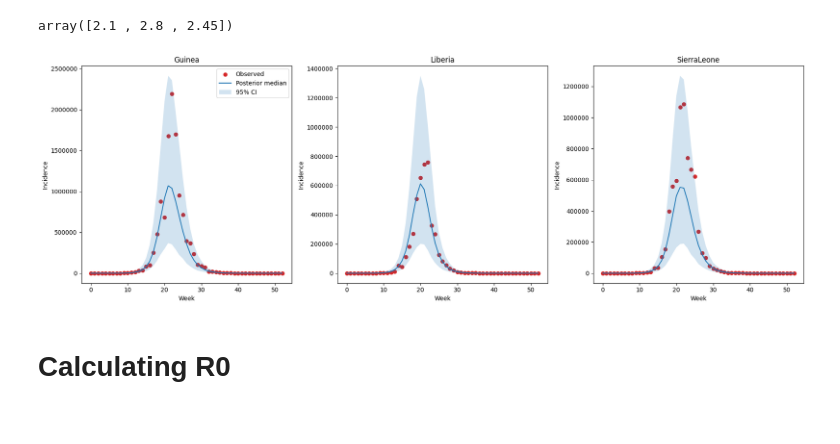
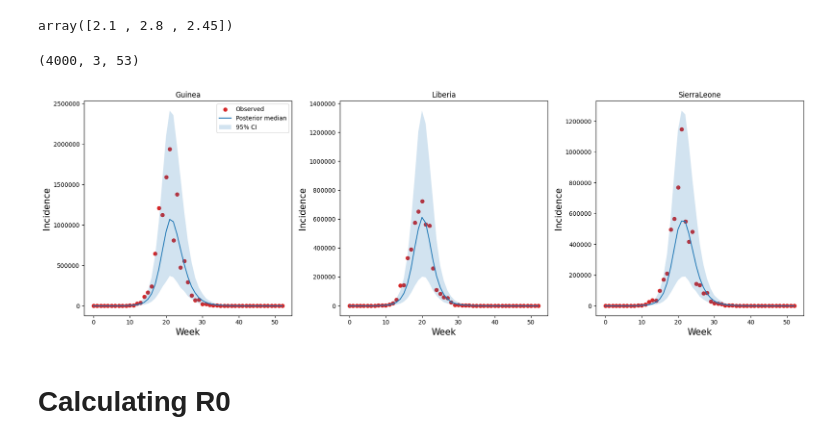
Before and after one commit to Samuelameningayeh/thesis, a Jupyter notebook: SEIR/synthetic_with_coupling.ipynb, the cells around one changed output. Drawn from its saved outputs; the diff is of its cells as text; code cells hidden in the pictures.

```diff
--- a/SEIR/synthetic_with_coupling.ipynb
+++ b/SEIR/synthetic_with_coupling.ipynb
@@ -363,31 +363,35 @@ if pred_inc.ndim == 4:  # combine chains
 np.array([0.3, 0.4, 0.35])*7
 # %% [output]
 array([2.1 , 2.8 , 2.45])
+# %%
+pred_inc.shape
+# %% [output]
+(4000, 3, 53)
 # %%
 patch_names = ["Guinea", "Liberia", "SierraLeone"]
 weeks = np.arange(pred_inc.shape[2])
 
 fig, axes = plt.subplots(1, 3, figsize=(18, 6), sharex=False)
 for i, country in enumerate(patch_names):
     ax = axes[i]
     y_median = np.median(pred_inc[:, i, :], axis=0)
     y_lower = np.percentile(pred_inc[:, i, :], 2.5, axis=0)
     y_upper = np.percentile(pred_inc[:, i, :], 97.5, axis=0)
     # Replace with your observed data for each country
-    ax.scatter(weeks[:53], ts[i], color='tab:red', label="Observed" if i==0 else None)
-    ax.plot(weeks[:53], y_median, color='tab:blue', label="Posterior median" if i==0 else None)
-    ax.fill_between(weeks[:53], y_lower, y_upper, alpha=0.2, label="95% CI" if i==0 else None)
+    ax.scatter(weeks, ts[i][:53], color='tab:red', label="Observed" if i==0 else None)
+    ax.plot(weeks, y_median, color='tab:blue', label="Posterior median" if i==0 else None)
+    ax.fill_between(weeks, y_lower, y_upper, alpha=0.2, label="95% CI" if i==0 else None)
     ax.set_title(country)
     ax.ticklabel_format(style='plain', axis='y')
-    ax.set_xlabel("Week")
-    ax.set_ylabel("Incidence")
+    ax.set_xlabel("Week", fontsize=15)
+    ax.set_ylabel("Incidence", fontsize=15)
     if i == 0:
         ax.legend()
 plt.tight_layout()
 plt.savefig(f'images/poseterior_check_meta.pdf')
 plt.show()
 # %% [output]
-[figure, old version]
+[figure, new version]
 # %% [markdown]
 # Calculating R0
 # %%
```
Also changed, not shown: parts of 5 cells of this notebook, 39 other files.
